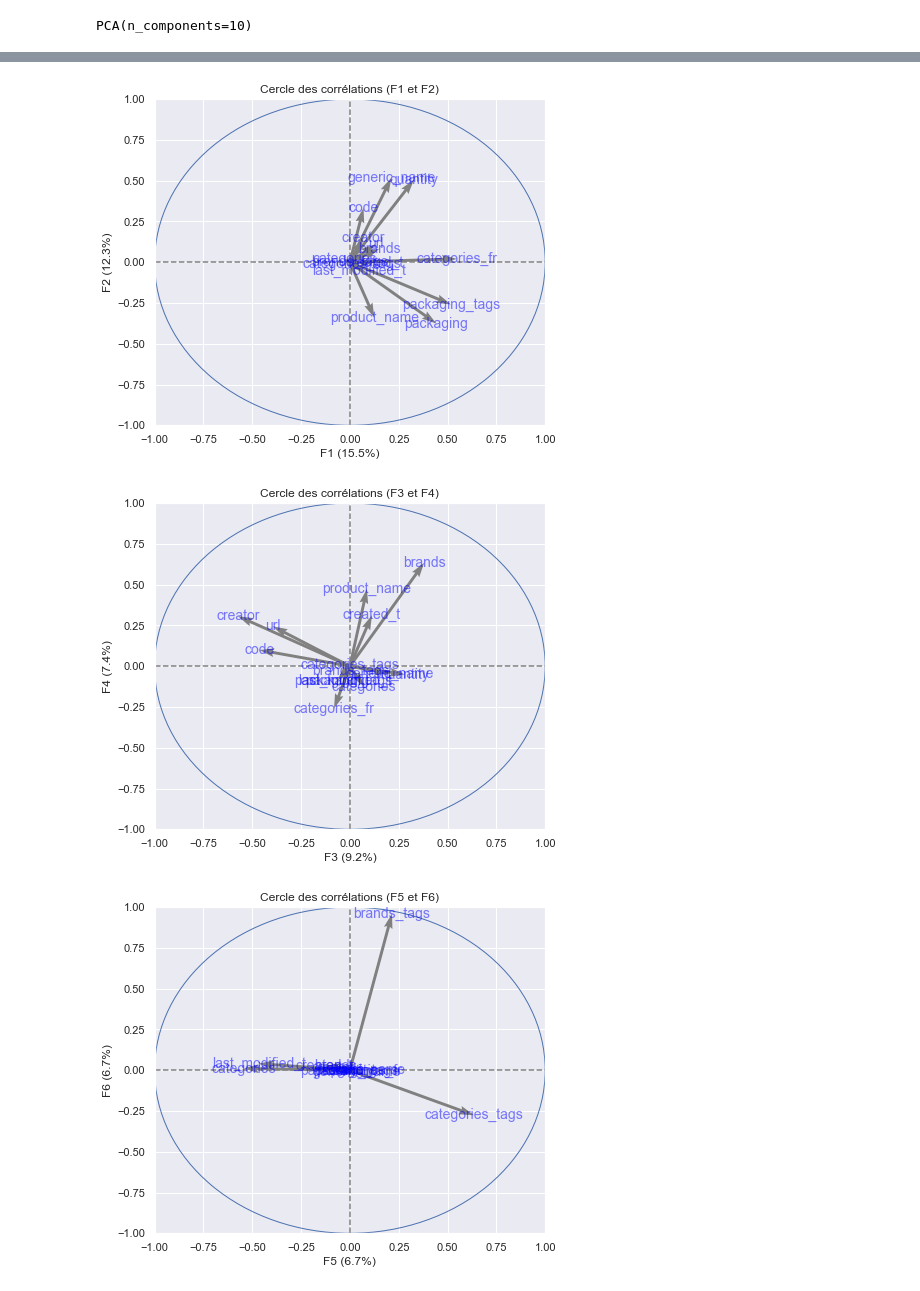
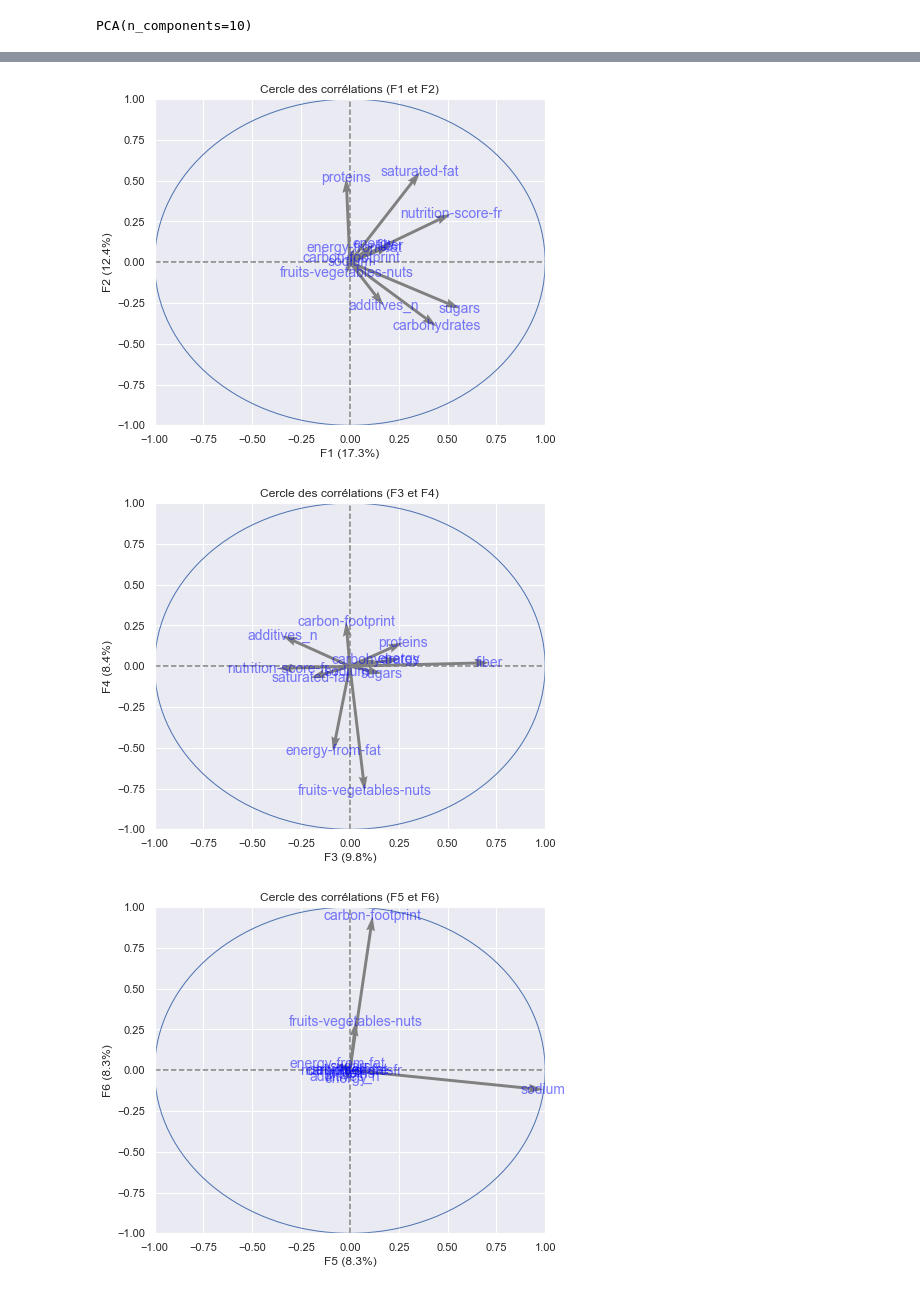
Before and after one commit to DrHadiNono/Notebooks-OC, a Jupyter notebook: Projets/P3/p3_pandas.ipynb, the cells around one changed output, grey strips where cells are left out. Drawn from its saved outputs; the diff is of its cells as text; code cells hidden in the pictures.

```diff
--- a/Projets/P3/p3_pandas.ipynb
+++ b/Projets/P3/p3_pandas.ipynb
@@ -208,14 +208,15 @@ from functions import *
 n_comp = 10
 
 # selection des colonnes à prendre en compte dans l'ACP
-data_pca = df[["additives_n","ingredients_from_palm_oil_n","ingredients_that_may_be_from_palm_oil_n","energy_100g","energy-from-fat_100g","proteins_100g", "carbohydrates_100g", "sugars_100g", "fat_100g","saturated-fat_100g", "fiber_100g", "sodium_100g", "fruits-vegetables-nuts_100g", "carbon-footprint_100g", "nutrition-score-fr_100g"]]
+cols = ["additives_n","energy_100g","energy-from-fat_100g","proteins_100g", "carbohydrates_100g", "sugars_100g", "saturated-fat_100g", "fiber_100g", "sodium_100g", "fruits-vegetables-nuts_100g", "carbon-footprint_100g", "nutrition-score-fr_100g"]
+data_pca = df[cols]
 
 # préparation des données pour l'ACP
 data_pca = data_pca.fillna(data_pca.mean()) # Il est fréquent de remplacer les valeurs inconnues par la moyenne de la variable
 X = data_pca.values
 # %%
 names = df["code"] # ou data.index pour avoir les intitulés
-features = df.columns
+features = df[cols].columns
 # %%
 # Centrage et Réduction
 std_scale = preprocessing.StandardScaler().fit(X)
@@ -234,8 +235,9 @@ display_scree_plot(pca)
 # %%
 # Cercle des corrélations
+features_labels = [feature.split('_100g')[0] for feature in features]
 pcs = pca.components_
-display_circles(pcs, n_comp, pca, [(0,1),(2,3),(4,5),(6,7),(8,9)], labels = np.array(features))
+display_circles(pcs, n_comp, pca, [(0,1),(2,3),(4,5),(6,7),(8,9)], labels = np.array(features_labels))
 # %% [output]
-[figure, old version]
+[figure, new version]
-[figure, old version]
+[figure, new version]
-[figure, old version]
+[figure, new version]
```
Also changed, not shown: parts of 2 cells of this notebook.
